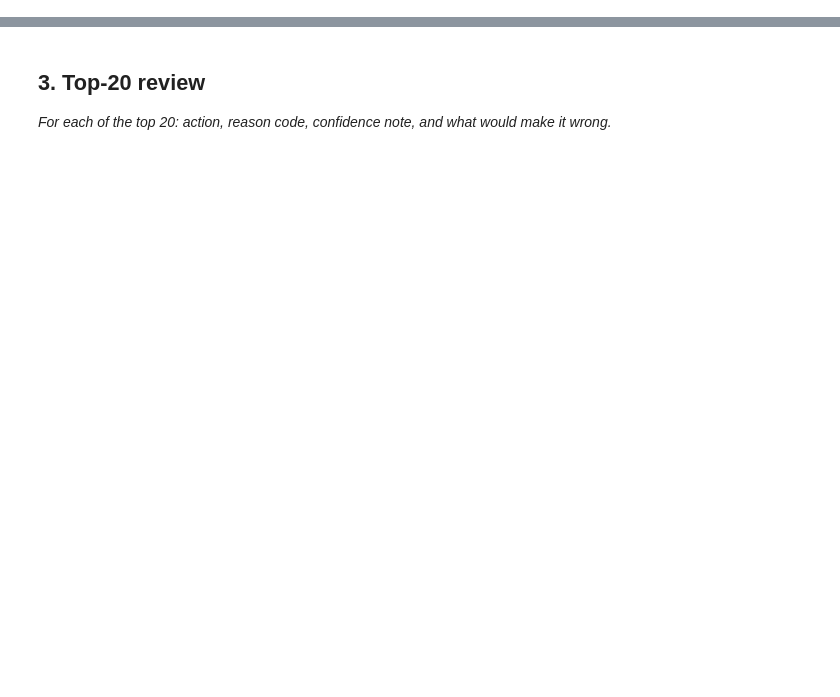
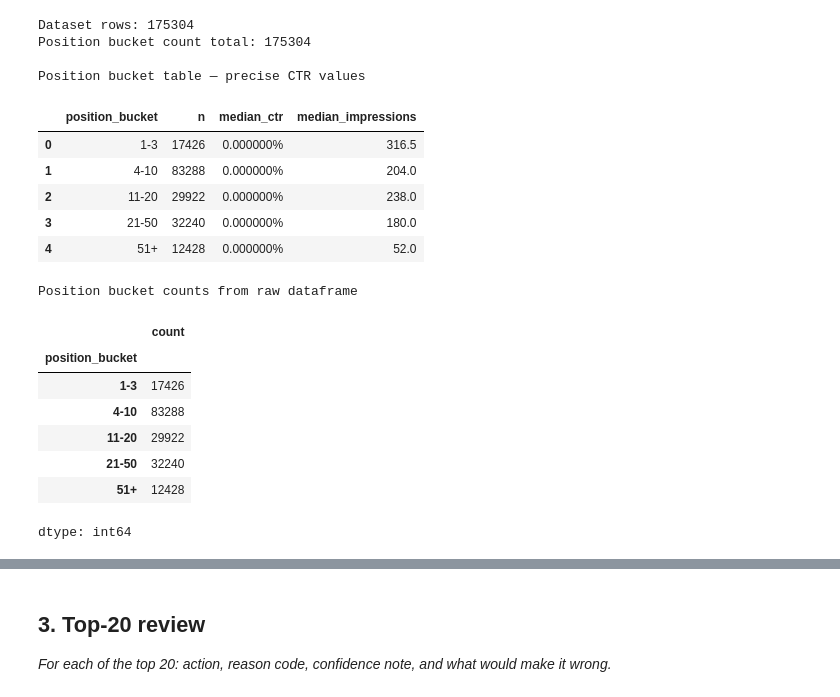
Before and after one commit to ReposofPriyanka/flyrank-ai-internship-ml-track, a Jupyter notebook: work/notebooks/w04_baseline_score.ipynb, the cells around one changed output, grey strips where cells are left out. Saved outputs shown, nothing was run; the diff lists cells and outputs as text; code cells hidden in the pictures; blank space fills up the shorter version.

```diff
--- a/work/notebooks/w04_baseline_score.ipynb
+++ b/work/notebooks/w04_baseline_score.ipynb
@@ -22,0 +299,47 @@ This skeleton is yours to fill. Work the sections **in order** — each one has
+# %%
+# Verify position bucket counts and display CTR precisely
+
+print("Dataset rows:", len(df))
+
+print(
+    "Position bucket count total:",
+    position_check["n"].sum()
+)
+
+print("\nPosition bucket table — precise CTR values")
+
+position_check["median_ctr"] = (
+    position_check["median_ctr"].map(
+        lambda x: f"{x:.6f}%"
+    )
+)
+
+display(position_check)
+
+print("\nPosition bucket counts from raw dataframe")
+
+display(
+    df["position_bucket"]
+    .value_counts(dropna=False)
+    .sort_index()
+)
+# %% [output]
+Dataset rows: 175304
+Position bucket count total: 175304
+
+Position bucket table — precise CTR values
+|  | position_bucket | n | median_ctr | median_impressions |
+| 0 | 1-3 | 17426 | 0.000000% | 316.5 |
+| 1 | 4-10 | 83288 | 0.000000% | 204.0 |
+| 2 | 11-20 | 29922 | 0.000000% | 238.0 |
+| 3 | 21-50 | 32240 | 0.000000% | 180.0 |
+| 4 | 51+ | 12428 | 0.000000% | 52.0 |
+Position bucket counts from raw dataframe
+|  | count |
+| position_bucket |  |
+| 1-3 | 17426 |
+| 4-10 | 83288 |
+| 11-20 | 29922 |
+| 21-50 | 32240 |
+| 51+ | 12428 |
+dtype: int64
```
Also changed, not shown: parts of 17 cells of this notebook.
